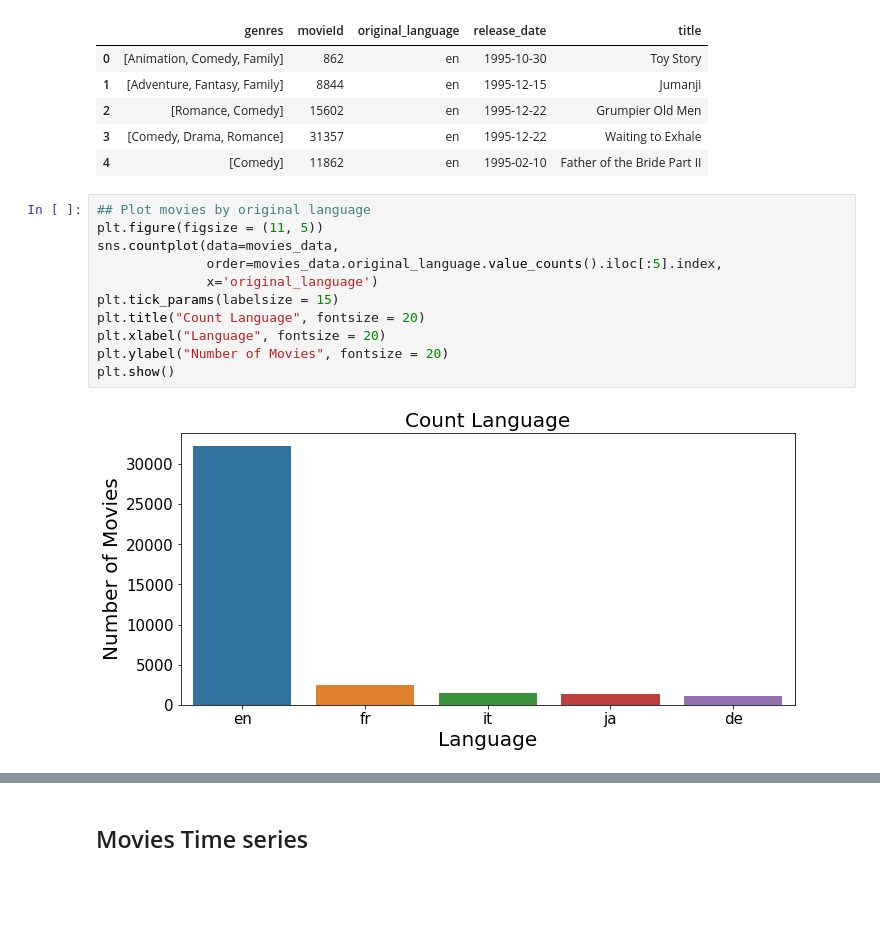
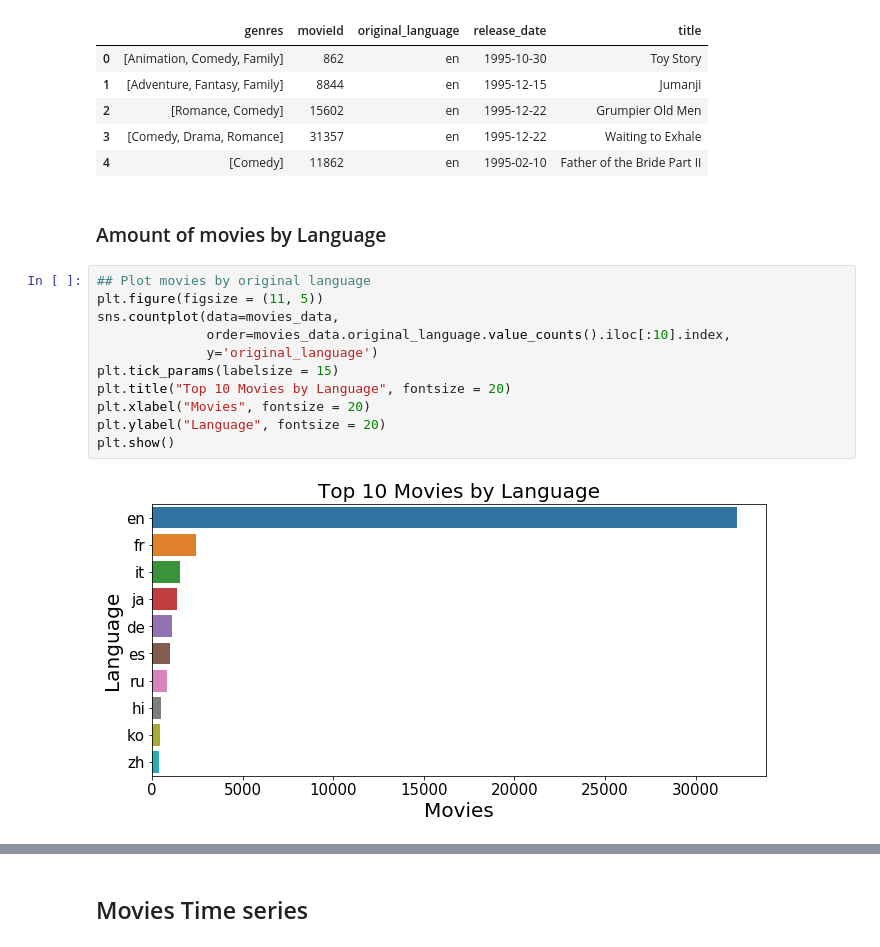
Before and after one commit to carlosgeovany/MachineLearning, a Jupyter notebook: RecommenderSystem.ipynb, the cells around one changed output, grey strips where cells are left out. Saved outputs shown, nothing was run; the diff lists cells and outputs as text; blank space fills up the shorter version.

```diff
--- a/RecommenderSystem.ipynb
+++ b/RecommenderSystem.ipynb
@@ -237,16 +241,18 @@ movies_data.head()
 | 2 | [Romance, Comedy] | 15602 | en | 1995-12-22 | Grumpier Old Men |
 | 3 | [Comedy, Drama, Romance] | 31357 | en | 1995-12-22 | Waiting to Exhale |
 | 4 | [Comedy] | 11862 | en | 1995-02-10 | Father of the Bride Part II |
+# %% [markdown]
+### Amount of movies by Language
 # %%
 ## Plot movies by original language
 plt.figure(figsize = (11, 5))
 sns.countplot(data=movies_data,
-              order=movies_data.original_language.value_counts().iloc[:5].index,
-              x='original_language')
+              order=movies_data.original_language.value_counts().iloc[:10].index,
+              y='original_language')
 plt.tick_params(labelsize = 15)
-plt.title("Count Language", fontsize = 20)
-plt.xlabel("Language", fontsize = 20)
-plt.ylabel("Number of Movies", fontsize = 20)
+plt.title("Top 10 Movies by Language", fontsize = 20)
+plt.xlabel("Movies", fontsize = 20)
+plt.ylabel("Language", fontsize = 20)
 plt.show()
 # %% [output]
-[figure, old version]
+[figure, new version]
```
Also changed, not shown: parts of 16 cells of this notebook.
